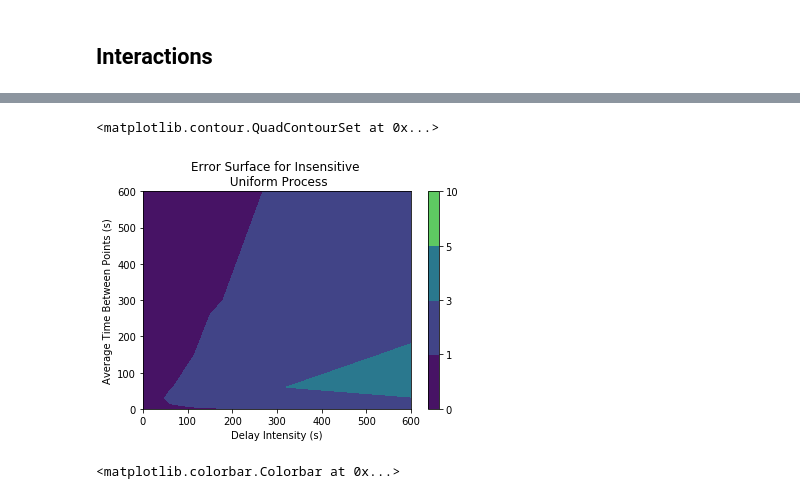
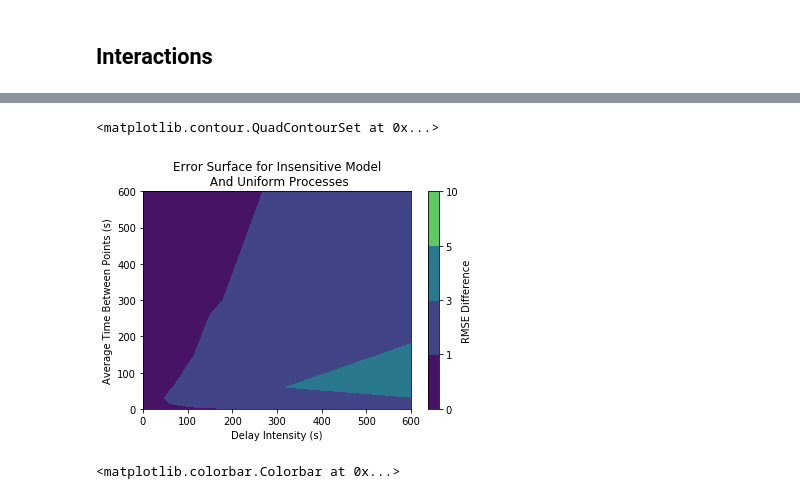
Before and after one commit to Paxanator/stateful-simulator, a Jupyter notebook: experiments/Scratch pad.ipynb, the cells around one changed output, grey strips where cells are left out. Cells and saved outputs as stored; diff of their text form; code cells hidden in the pictures.

```diff
--- a/experiments/Scratch pad.ipynb
+++ b/experiments/Scratch pad.ipynb
@@ -90,7 +90,7 @@ def make_contour_plot(df,levels,title):
     mesh.ax.set_xlabel("Delay Intensity (s)")
     mesh.ax.set_ylabel("Average Time Between Points (s)")
     mesh.ax.set_title(title)
-    plt.colorbar(mesh)
+    plt.colorbar(mesh,label="RMSE Difference")
     return mesh
 # %%
 interactions = pd.read_csv(make_path("interaction.csv"))
@@ -118,10 +118,10 @@ make_contour_plot(interaction_uniform[interaction_uniform["sensitive"] == True],
 # %%
 make_contour_plot(interaction_uniform[interaction_uniform["sensitive"] == False],
                   levels=[0,1,3,5,10],
-                  title = "Error Surface for Insensitive \n Uniform Process")
+                  title = "Error Surface for Insensitive Model\n And Uniform Processes")
 # %% [output]
 <matplotlib.contour.QuadContourSet at 0x...>
-[figure, old version]
+[figure, new version]
 # %%
 freq_vs_lookback = pd.read_csv(make_path("freq_vs_lookback.csv"))
 freq_vs_lookback["freq*lookback"] = freq_vs_lookback["frequency_s"]* freq_vs_lookback["lookback_s"]
```
Also changed, not shown: parts of 4 cells of this notebook.
